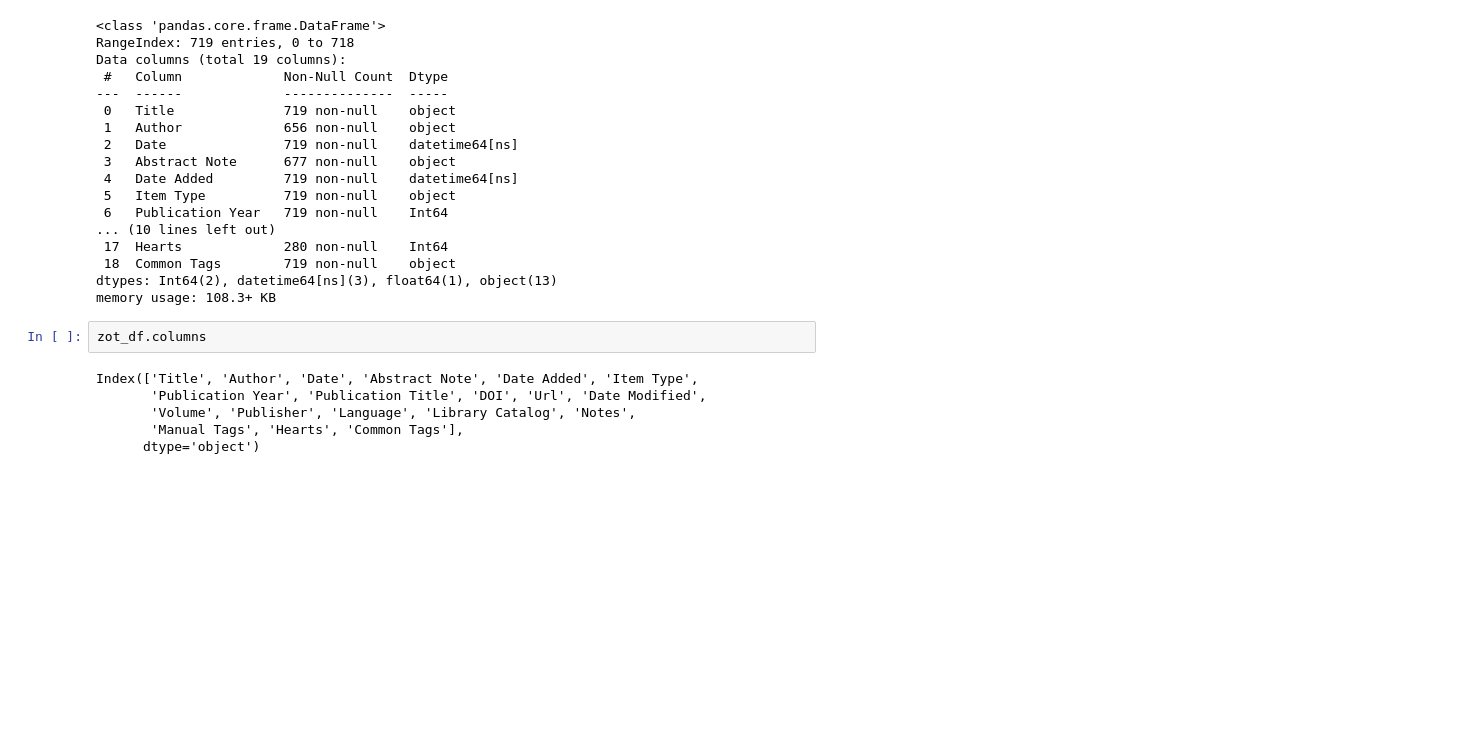
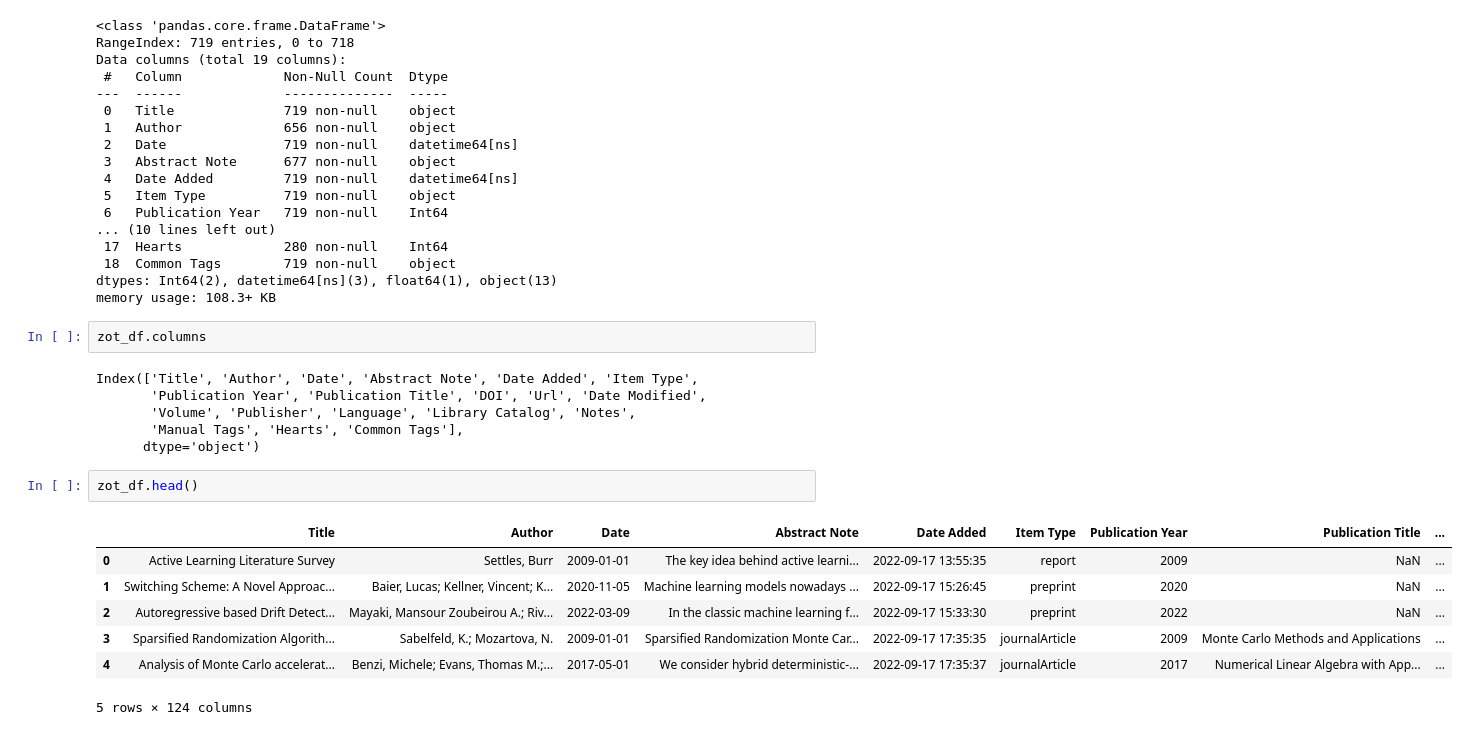
Before and after one commit to ISIPINK/Zotero_map_compute, a Jupyter notebook: 3_zot_map.ipynb, the cells around one changed output. Cells and saved outputs as stored; diff of their text form; blank space fills up the shorter version.

```diff
--- a/3_zot_map.ipynb
+++ b/3_zot_map.ipynb
@@ -68,5 +71,15 @@ Index(['Title', 'Author', 'Date', 'Abstract Note', 'Date Added', 'Item Type',
        'Volume', 'Publisher', 'Language', 'Library Catalog', 'Notes',
        'Manual Tags', 'Hearts', 'Common Tags'],
       dtype='object')
+# %%
+zot_df.head()
+# %% [output]
+|  | Title | Author | Date | Abstract Note | Date Added | Item Type | Publication Year | Publication Title | ... |
+| 0 | Active Learning Literature Survey | Settles, Burr | 2009-01-01 | The key idea behind active learni... | 2022-09-17 13:55:35 | report | 2009 | NaN | ... |
+| 1 | Switching Scheme: A Novel Approac... | Baier, Lucas; Kellner, Vincent; K... | 2020-11-05 | Machine learning models nowadays ... | 2022-09-17 15:26:45 | preprint | 2020 | NaN | ... |
+| 2 | Autoregressive based Drift Detect... | Mayaki, Mansour Zoubeirou A.; Riv... | 2022-03-09 | In the classic machine learning f... | 2022-09-17 15:33:30 | preprint | 2022 | NaN | ... |
+| 3 | Sparsified Randomization Algorith... | Sabelfeld, K.; Mozartova, N. | 2009-01-01 | Sparsiﬁed Randomization Monte Car... | 2022-09-17 17:35:35 | journalArticle | 2009 | Monte Carlo Methods and Applications | ... |
+| 4 | Analysis of Monte Carlo accelerat... | Benzi, Michele; Evans, Thomas M.;... | 2017-05-01 | We consider hybrid deterministic-... | 2022-09-17 17:35:37 | journalArticle | 2017 | Numerical Linear Algebra with App... | ... |
+5 rows × 124 columns
 # %%
 from sklearn.preprocessing import MinMaxScaler
```
Also changed, not shown: parts of 2 cells of this notebook, 3 other files.
